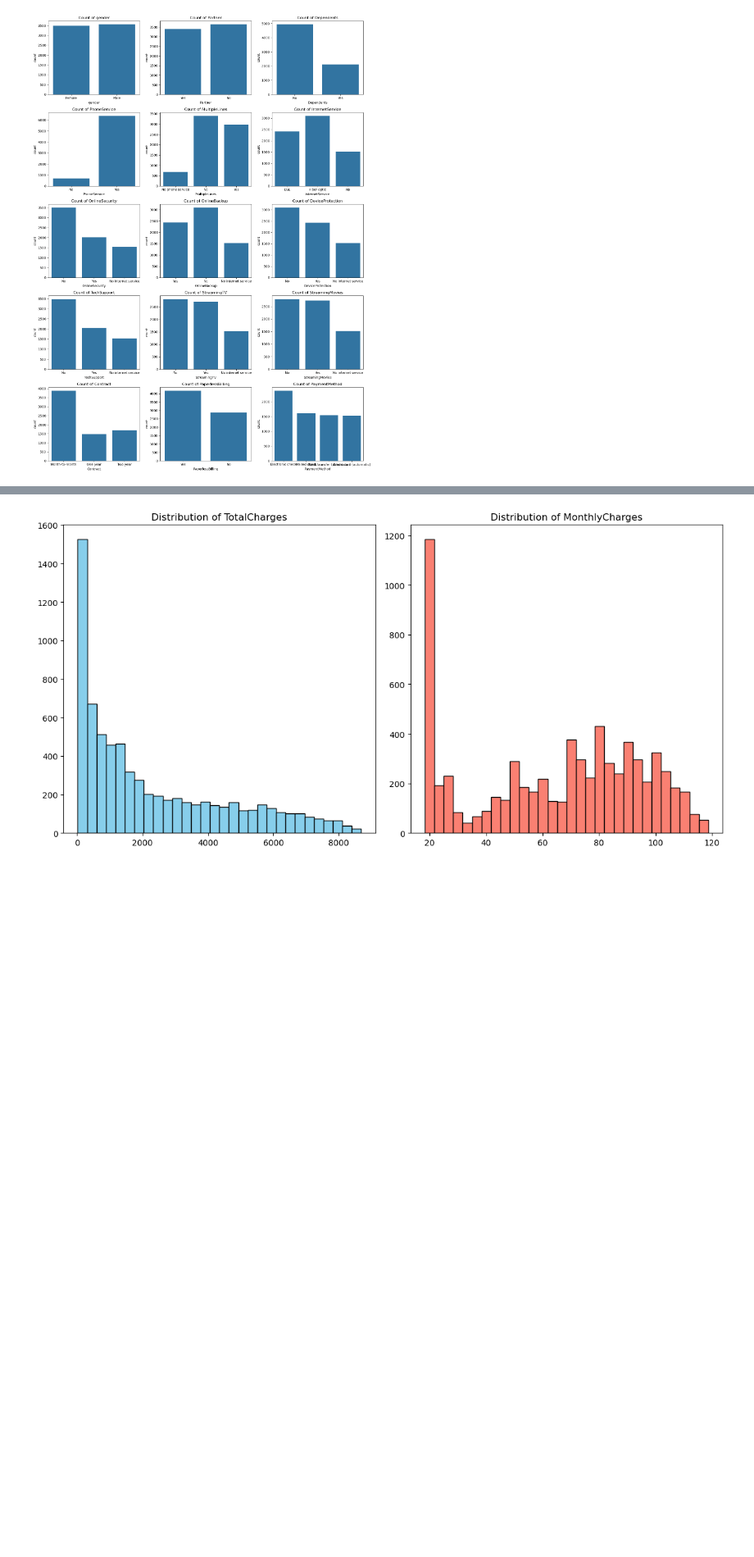
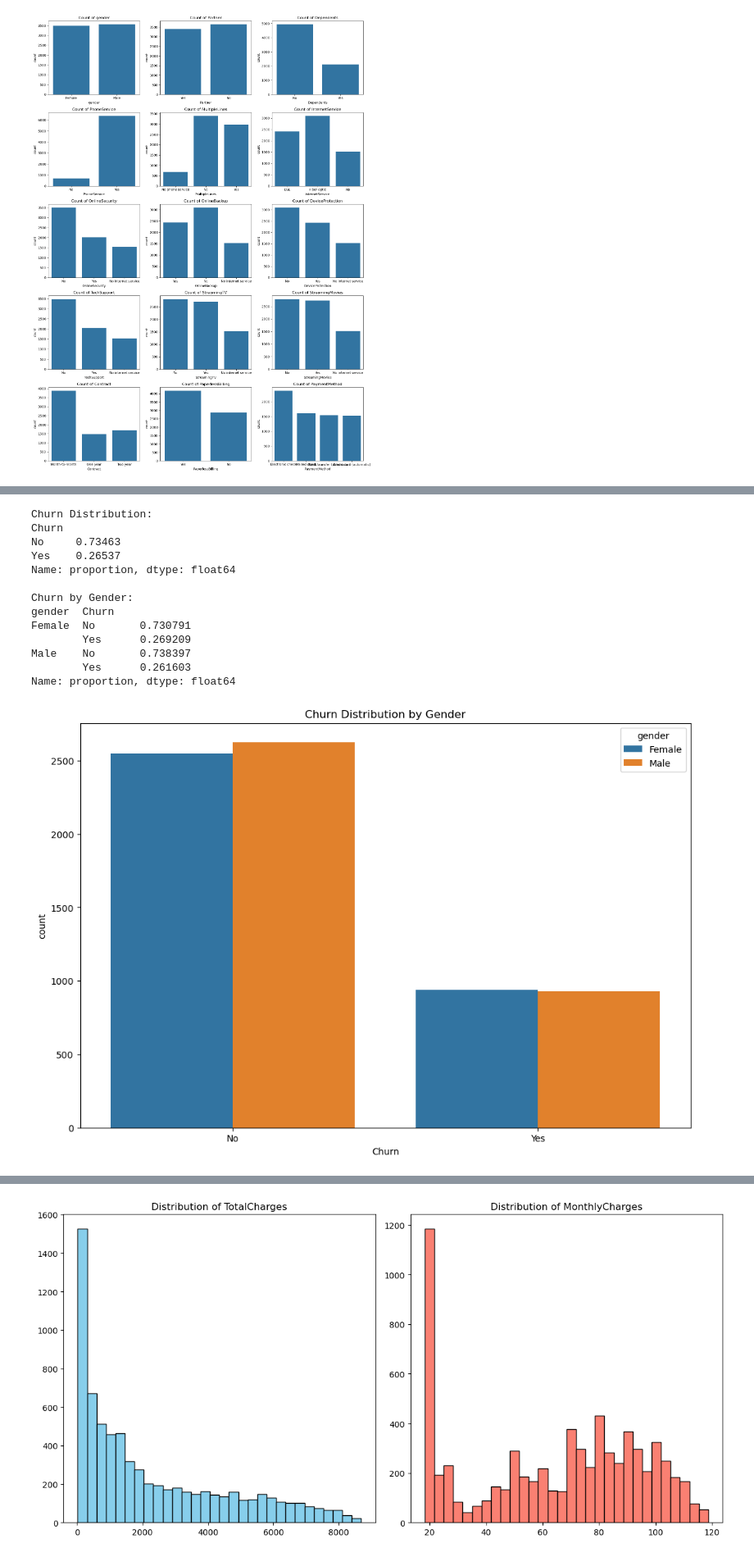
Before and after one commit to Majeedraheem/Telco-Customer-Churn, a Jupyter notebook: churn.ipynb, the cells around one changed output, grey strips where cells are left out. Shown at 82% size. Cells and saved outputs as stored; diff of their text form; code cells hidden in the pictures; blank space fills up the shorter version.

```diff
--- a/churn.ipynb
+++ b/churn.ipynb
@@ -235,0 +241,41 @@ plt.show()
+# %%
+# Churn distribution
+print("\nChurn Distribution:")
+print(df['Churn'].value_counts(normalize=True))
+
+# Churn by categorical features
+print("\nChurn by Gender:")
+print(df.groupby('gender')['Churn'].value_counts(normalize=True))
+
+# Visualize churn distribution by categorical features
+plt.figure(figsize=(12, 8))
+sns.countplot(x='Churn', hue='gender', data=df)
+plt.title('Churn Distribution by Gender')
+plt.show()
+
+# Compare churn rate for senior citizens vs non-senior citizens
+plt.figure(figsize=(10, 6))
+sns.countplot(x='Churn', hue='SeniorCitizen', data=df)
+plt.title('Churn Distribution by SeniorCitizen Status')
+plt.show()
+
+# MonthlyCharges vs TotalCharges by Churn
+plt.figure(figsize=(14, 6))
+sns.scatterplot(x='MonthlyCharges', y='TotalCharges', hue='Churn', data=df)
+plt.title('Monthly Charges vs Total Charges by Churn')
+plt.show()
+# %% [output]
+Churn Distribution:
+Churn
+No     0.73463
+Yes    0.26537
+Name: proportion, dtype: float64
+
+Churn by Gender:
+gender  Churn
+Female  No       0.730791
+        Yes      0.269209
+Male    No       0.738397
+        Yes      0.261603
+Name: proportion, dtype: float64
+[figure, added]
```
Also changed, not shown: parts of 18 cells of this notebook, 1 other file.
